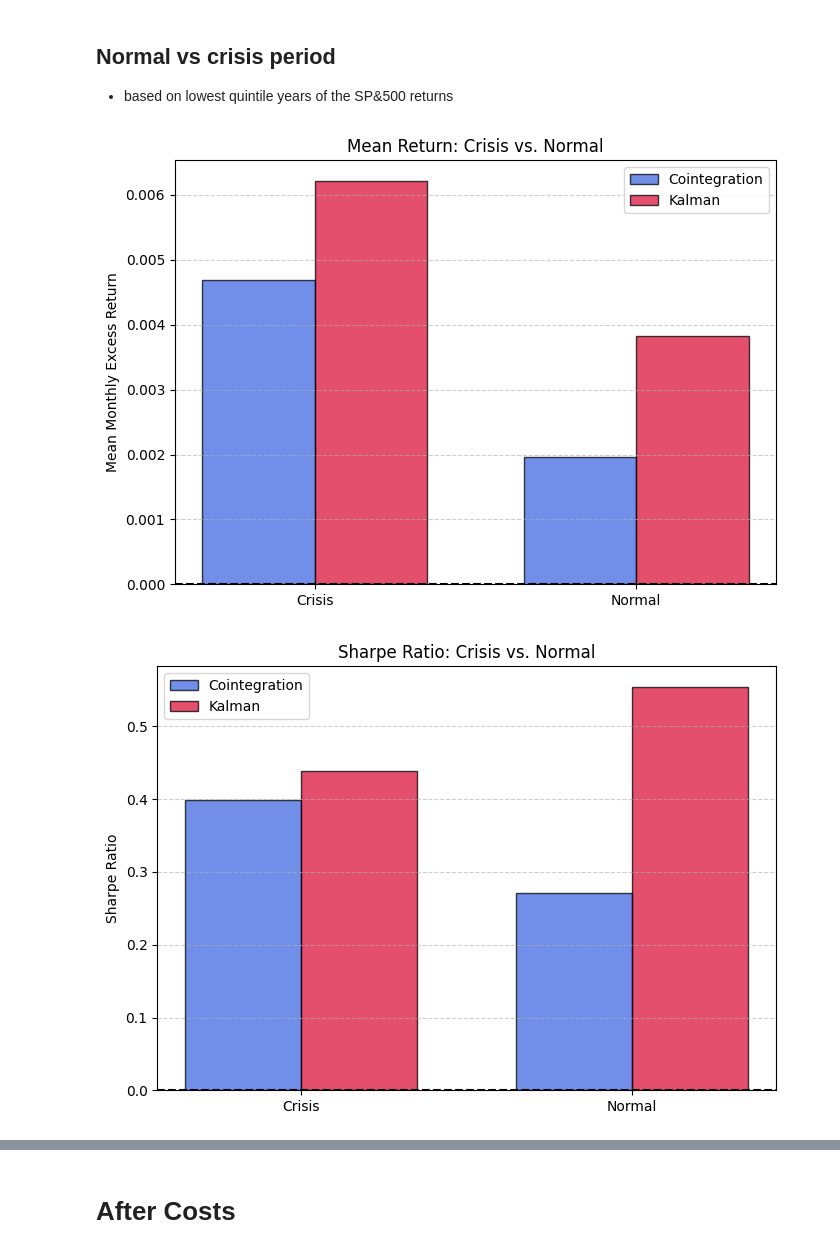
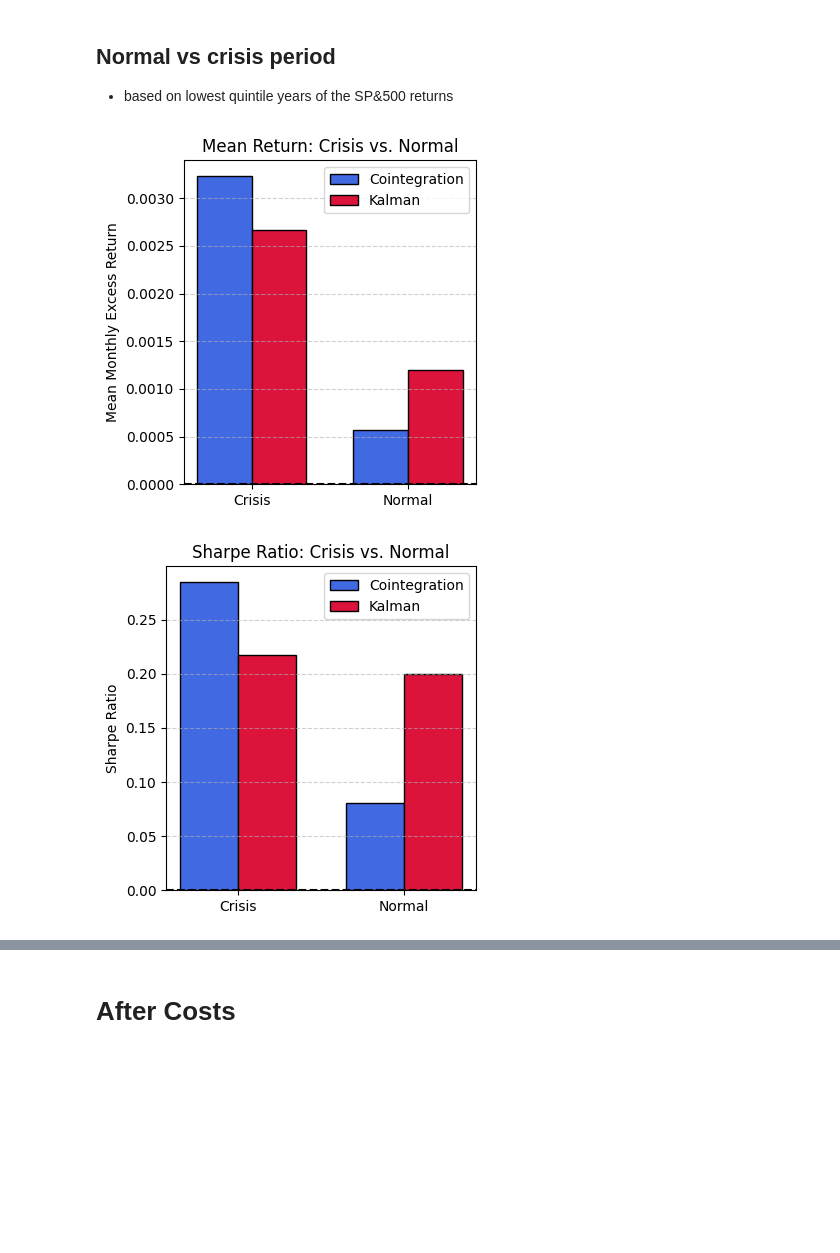
Before and after one commit to J4KU81409/master_thesis, a Jupyter notebook: comparison_framework.ipynb, the cells around one changed output, grey strips where cells are left out. Drawn from its saved outputs; the diff is of its cells as text; code cells hidden in the pictures; blank space fills up the shorter version.

```diff
--- a/comparison_framework.ipynb
+++ b/comparison_framework.ipynb
@@ -97,11 +97,12 @@ plt.show()
 # %% [output]
 [figure]
 # %%
-# Filter data to be before 2025-01-01 and ensure datetime format
-monthly_returns_coint = monthly_returns_coint[monthly_returns_coint.index <= "2025-01-01"]
-monthly_returns_kalm = monthly_returns_kalm[monthly_returns_kalm.index <= "2025-01-01"]
-monthly_returns_coint.index = pd.to_datetime(monthly_returns_coint.index)
-monthly_returns_kalm.index = pd.to_datetime(monthly_returns_kalm.index)
+
+# Filter data to be before 2025-01-01
+monthly_excess_coint = monthly_excess_coint[monthly_excess_coint.index <= "2025-01-01"]
+monthly_excess_kalm = monthly_excess_kalm[monthly_excess_kalm.index <= "2025-01-01"]
+monthly_excess_coint.index = pd.to_datetime(monthly_returns_coint.index)
+monthly_excess_kalm.index = pd.to_datetime(monthly_returns_kalm.index)
 
 # Define custom 5-year labels
 def five_year_label(period):
@@ -112,12 +113,12 @@ def five_year_label(period):
     return f"{start}-{end}"
 
 # Apply labels
-labels_coint = monthly_returns_coint.index.map(five_year_label)
-labels_kalm = monthly_returns_kalm.index.map(five_year_label)
+labels_coint = monthly_excess_coint.index.map(five_year_label)
+labels_kalm = monthly_excess_kalm.index.map(five_year_label)
 
 # Calculate 5-year mean excess returns (already divided by 6 portfolios earlier)
-grouped_coint = (monthly_returns_coint / 6).groupby(labels_coint).mean()
-grouped_kalm = (monthly_returns_kalm / 6).groupby(labels_kalm).mean()
+grouped_coint = (monthly_excess_coint).groupby(labels_coint).mean()
+grouped_kalm = (monthly_excess_kalm).groupby(labels_kalm).mean()
 
 # Combine into a DataFrame for side-by-side bars
 df_compare = pd.concat([grouped_coint, grouped_kalm], axis=1)
@@ -220,38 +221,38 @@ sharpes = [
     normal_kalm.mean() / normal_kalm.std()
 ]
 
 # Bar labels and positions
 labels = ['Crisis', 'Normal']
 x = np.arange(len(labels))
 width = 0.35
 
 # Plot 1: Mean Returns
-fig, ax = plt.subplots(figsize=(7, 5))
-ax.bar(x - width/2, means[:2], width, label='Cointegration', color='royalblue', edgecolor='black', alpha=0.75)
-ax.bar(x + width/2, means[2:], width, label='Kalman', color='crimson', edgecolor='black', alpha=0.75)
+fig, ax = plt.subplots(figsize=(4, 4))
+ax.bar(x - width/2, means[:2], width, label='Cointegration', color='royalblue', edgecolor='black')
+ax.bar(x + width/2, means[2:], width, label='Kalman', color='crimson', edgecolor='black')
 ax.axhline(0, color='black', linestyle='--')
 ax.set_ylabel("Mean Monthly Excess Return")
 ax.set_title("Mean Return: Crisis vs. Normal")
 ax.set_xticks(x)
 ax.set_xticklabels(labels)
 ax.legend()
 ax.grid(True, axis='y', linestyle='--', alpha=0.6)
 plt.tight_layout()
 plt.show()
 
 # Plot 2: Sharpe Ratios
-fig, ax = plt.subplots(figsize=(7, 5))
-ax.bar(x - width/2, sharpes[:2], width, label='Cointegration', color='royalblue', edgecolor='black', alpha=0.75)
-ax.bar(x + width/2, sharpes[2:], width, label='Kalman', color='crimson', edgecolor='black', alpha=0.75)
+fig, ax = plt.subplots(figsize=(4, 4))
+ax.bar(x - width/2, sharpes[:2], width, label='Cointegration', color='royalblue', edgecolor='black')
+ax.bar(x + width/2, sharpes[2:], width, label='Kalman', color='crimson', edgecolor='black')
 ax.axhline(0, color='black', linestyle='--')
 ax.set_ylabel("Sharpe Ratio")
 ax.set_title("Sharpe Ratio: Crisis vs. Normal")
 ax.set_xticks(x)
 ax.set_xticklabels(labels)
 ax.legend()
 ax.grid(True, axis='y', linestyle='--', alpha=0.6)
 plt.tight_layout()
 plt.show()
 # %% [output]
-[figure, old version]
+[figure, new version]
-[figure, old version]
+[figure, new version]
```
Also changed, not shown: parts of 5 cells of this notebook.
